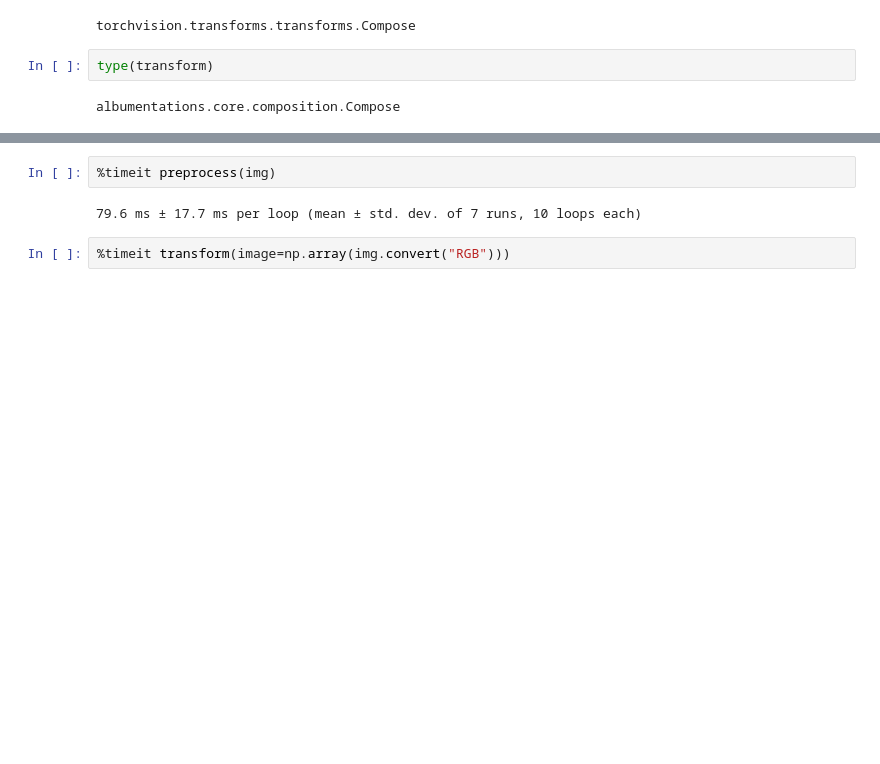
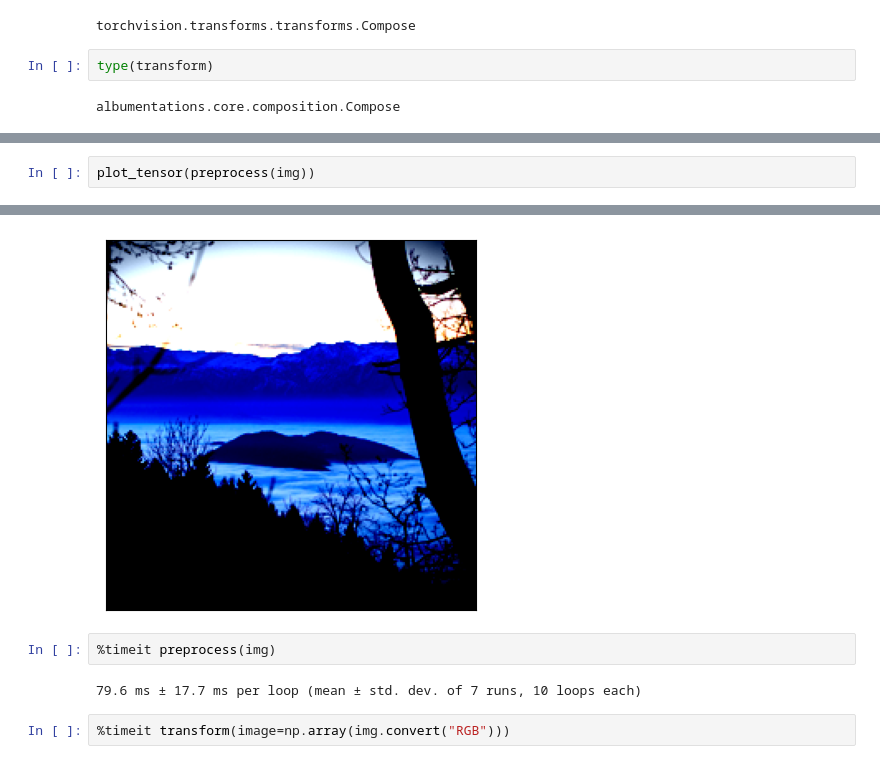
Before and after one commit to LucasSLD/generated_image_detection, a Jupyter notebook: src/notebooks/transforms.ipynb, the cells around one changed output, grey strips where cells are left out. Saved outputs shown, nothing was run; the diff lists cells and outputs as text; blank space fills up the shorter version.

```diff
--- a/src/notebooks/transforms.ipynb
+++ b/src/notebooks/transforms.ipynb
@@ -37,0 +42,3 @@ img = Image.open("/data3/AID_pairs_orig_gen/originals/001_p_49311162401_o.jpg")
+# %%
+plot_tensor(preprocess(img))
+# %% [output]
@@ -38,3 +46,4 @@ img = Image.open("/data3/AID_pairs_orig_gen/originals/001_p_49311162401_o.jpg")
+[figure, added]
 # %%
 %timeit preprocess(img)
 # %% [output]
```
Also changed, not shown: parts of 3 cells of this notebook, 3 other files.
